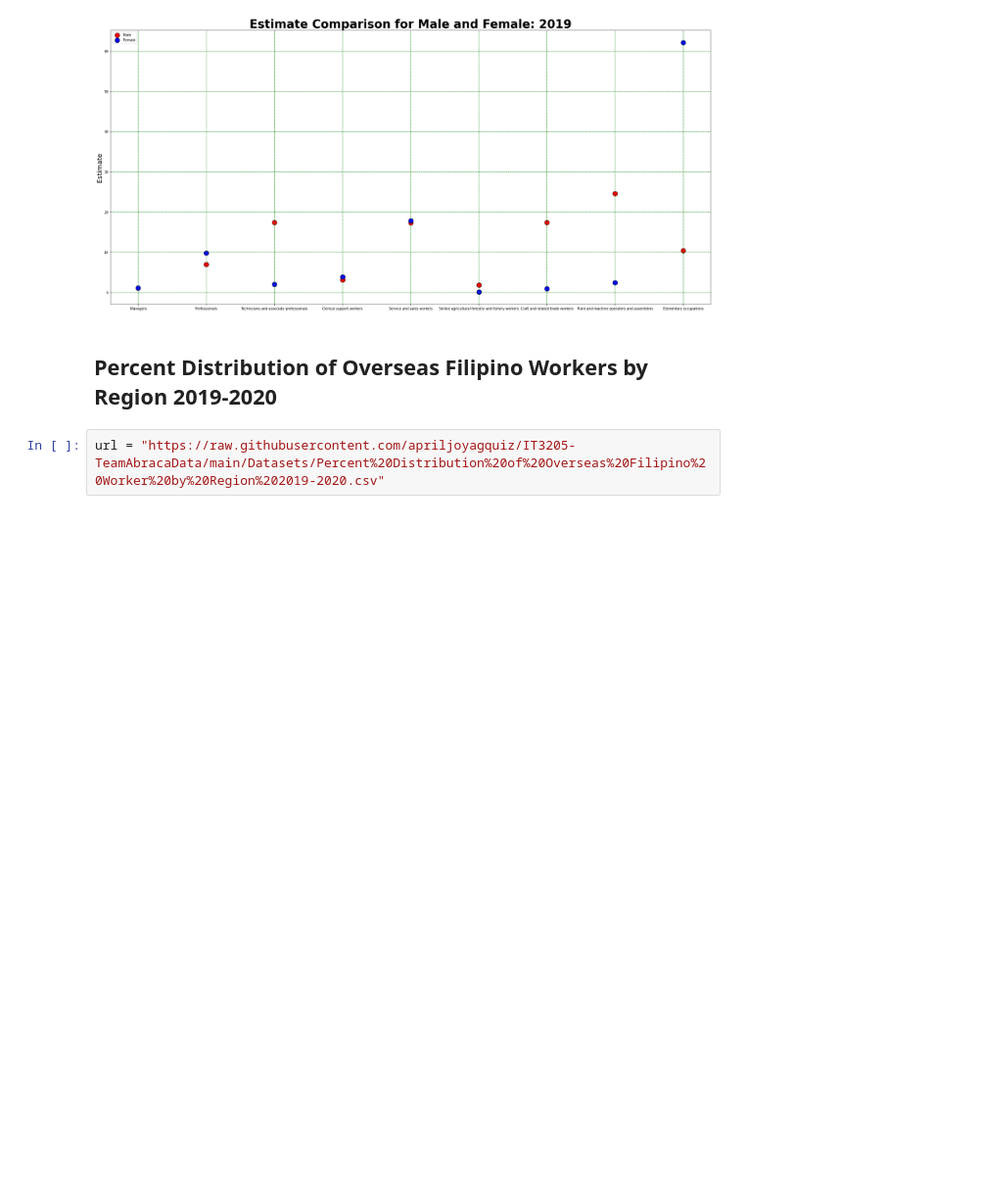
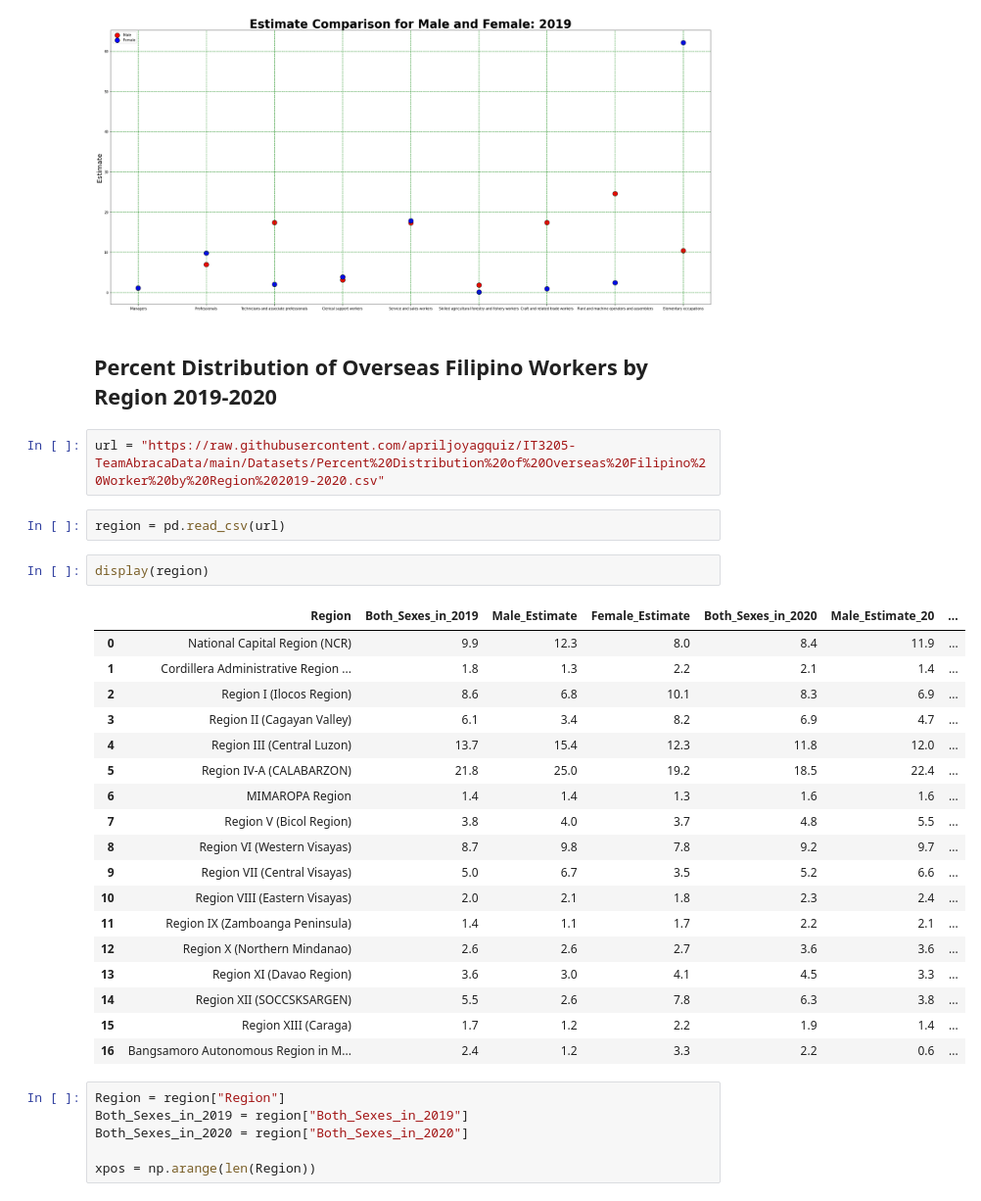
Before and after one commit to apriljoyagquiz/IT3205-TeamAbracaData, a Jupyter notebook: OFW_Visualization.ipynb, the cells around one changed output. Shown at 98% size. Drawn from its saved outputs; the diff is of its cells as text; blank space fills up the shorter version.

```diff
--- a/OFW_Visualization.ipynb
+++ b/OFW_Visualization.ipynb
@@ -181,3 +181,32 @@ plt.show()
 ## Percent Distribution of Overseas Filipino Workers by Region 2019-2020
 # %%
 url = "https://raw.githubusercontent.com/apriljoyagquiz/IT3205-TeamAbracaData/main/Datasets/Percent%20Distribution%20of%20Overseas%20Filipino%20Worker%20by%20Region%202019-2020.csv"
+# %%
+region = pd.read_csv(url)
+# %%
+display(region)
+# %% [output]
+|  | Region | Both_Sexes_in_2019 | Male_Estimate | Female_Estimate | Both_Sexes_in_2020 | Male_Estimate_20 | ... |
+| 0 | National Capital Region (NCR) | 9.9 | 12.3 | 8.0 | 8.4 | 11.9 | ... |
+| 1 | Cordillera Administrative Region ... | 1.8 | 1.3 | 2.2 | 2.1 | 1.4 | ... |
+| 2 | Region I (Ilocos Region) | 8.6 | 6.8 | 10.1 | 8.3 | 6.9 | ... |
+| 3 | Region II (Cagayan Valley) | 6.1 | 3.4 | 8.2 | 6.9 | 4.7 | ... |
+| 4 | Region III (Central Luzon) | 13.7 | 15.4 | 12.3 | 11.8 | 12.0 | ... |
+| 5 | Region IV-A (CALABARZON) | 21.8 | 25.0 | 19.2 | 18.5 | 22.4 | ... |
+| 6 | MIMAROPA Region | 1.4 | 1.4 | 1.3 | 1.6 | 1.6 | ... |
+| 7 | Region V (Bicol Region) | 3.8 | 4.0 | 3.7 | 4.8 | 5.5 | ... |
+| 8 | Region VI (Western Visayas) | 8.7 | 9.8 | 7.8 | 9.2 | 9.7 | ... |
+| 9 | Region VII (Central Visayas) | 5.0 | 6.7 | 3.5 | 5.2 | 6.6 | ... |
+| 10 | Region VIII (Eastern Visayas) | 2.0 | 2.1 | 1.8 | 2.3 | 2.4 | ... |
+| 11 | Region IX (Zamboanga Peninsula) | 1.4 | 1.1 | 1.7 | 2.2 | 2.1 | ... |
+| 12 | Region X (Northern Mindanao) | 2.6 | 2.6 | 2.7 | 3.6 | 3.6 | ... |
+| 13 | Region XI (Davao Region) | 3.6 | 3.0 | 4.1 | 4.5 | 3.3 | ... |
+| 14 | Region XII (SOCCSKSARGEN) | 5.5 | 2.6 | 7.8 | 6.3 | 3.8 | ... |
+| 15 | Region XIII (Caraga) | 1.7 | 1.2 | 2.2 | 1.9 | 1.4 | ... |
+| 16 | Bangsamoro Autonomous Region in M... | 2.4 | 1.2 | 3.3 | 2.2 | 0.6 | ... |
+# %%
+Region = region["Region"]
+Both_Sexes_in_2019 = region["Both_Sexes_in_2019"]
+Both_Sexes_in_2020 = region["Both_Sexes_in_2020"]
+
+xpos = np.arange(len(Region))
```
